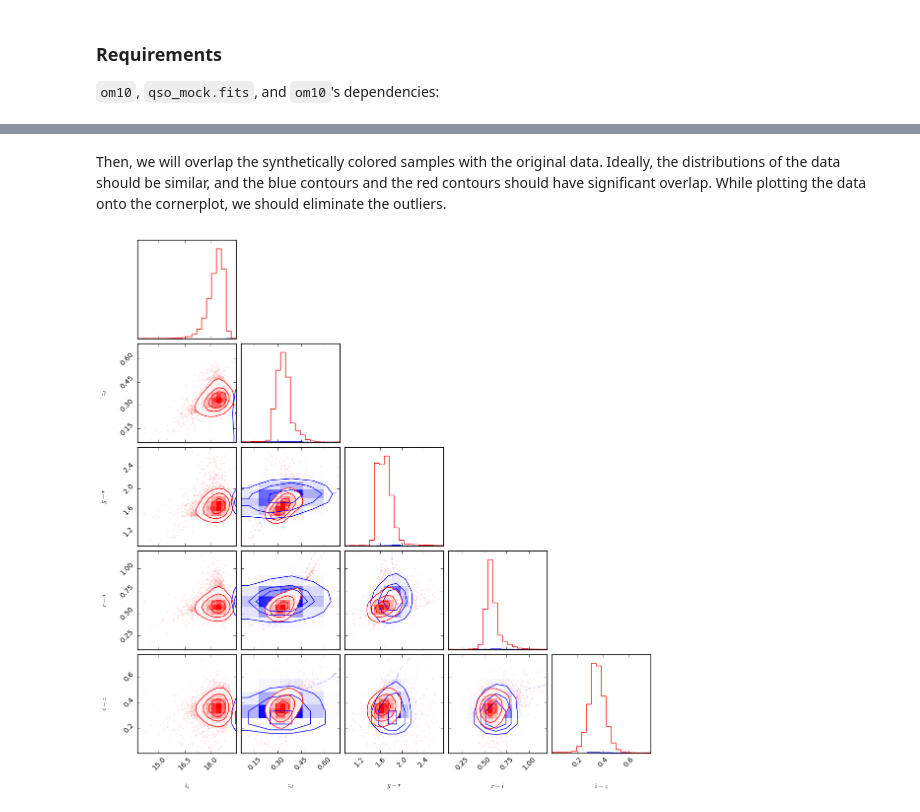
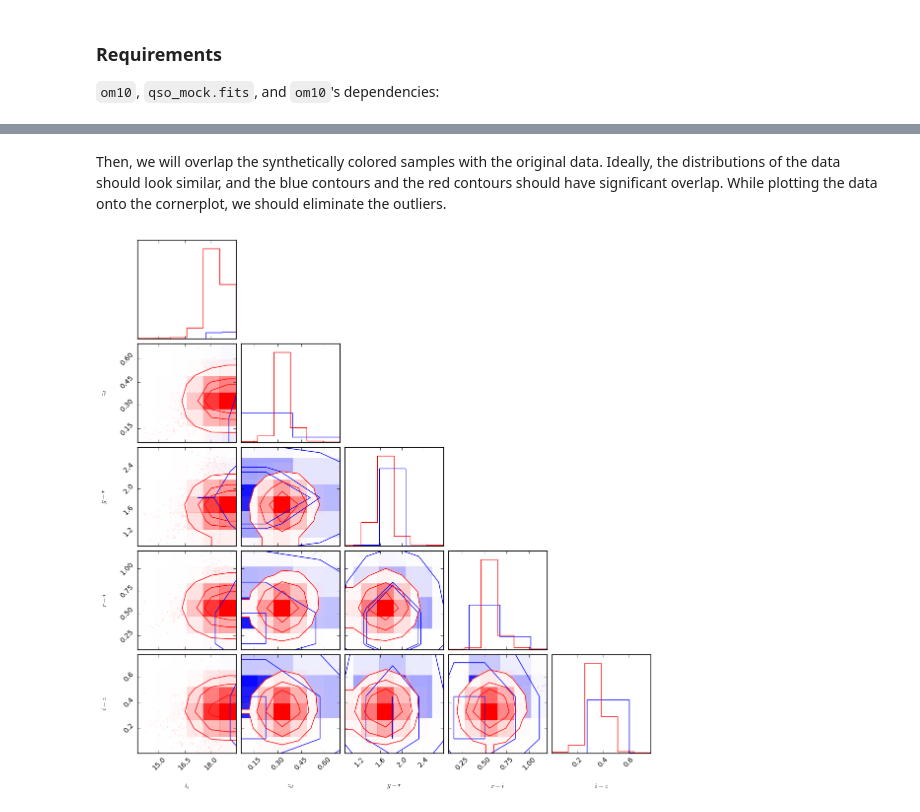
Before and after one commit to drphilmarshall/OM10, a Jupyter notebook: notebooks/LensColorComparison.ipynb, the cells around one changed output, grey strips where cells are left out. Saved outputs shown, nothing was run; the diff lists cells and outputs as text; code cells hidden in the pictures.

```diff
--- a/notebooks/LensColorComparison.ipynb
+++ b/notebooks/LensColorComparison.ipynb
@@ -49,13 +36,12 @@ Draw the cornerplot with the arguments in axis_labels and save it first so that
 # %%
-%%capture
+#om10 uses usetex=True, which sometimes generates error when using matplotlib. To be safe, let's disable usetex.
+matplotlib.rc('text', usetex=False)
 # Columns : ra  dec  z  mag_u  mag_g  mag_r  mag_i  mag_z
 table = np.loadtxt('../data/SDSS_LRGs.txt')
 # eliminate outliers using original data
-table = table[np.logical_and(table[:,6]<23.6, table[:,2]<3, 14<table[:,6])]
+table = table[np.logical_and(table[:,6]<20, table[:,2]<3, 14<table[:,6])]
 z = table[:,2]
 i = table[:,6]
 gr = table[:,4]-table[:,5]
 ri = table[:,5]-table[:,6]
 iz = table[:,6]-table[:,7]
-# We need only one cornerplot in one notebook, so don't show output by having the command below
-fig = om10.plot_sample(db.sample, color='blue', weight=True, parameters=('MAGI','ZLENS', 'GR', 'RI', 'IZ'))
@@ -62,16 +60,15 @@ fig = om10.plot_sample(db.sample, color='blue', weight=True, parameters=('MAGI',
 # %% [markdown]
-Then, we will overlap the synthetically colored samples with the original data. Ideally, the distributions of the data should be similar, and the blue contours and the red contours should have significant overlap. While plotting the data onto the cornerplot, we should eliminate the outliers.
+Then, we will overlap the synthetically colored samples with the original data. Ideally, the distributions of the data should look similar, and the blue contours and the red contours should have significant overlap. While plotting the data onto the cornerplot, we should eliminate the outliers.
 # %%
 # eliminate outliers after the operation
-# gr = table[:,4]-table[:,5], iz = table[:,6]-table[:,7]
 z = z[(0<table[:,6]-table[:,7]) & (table[:,4]-table[:,5]<2.8)]
 i = i[(0<table[:,6]-table[:,7]) & (table[:,4]-table[:,5]<2.8)]
 gr = gr[(0<table[:,6]-table[:,7]) & (table[:,4]-table[:,5]<2.8)]
 ri = ri[(0<table[:,6]-table[:,7]) & (table[:,4]-table[:,5]<2.8)]
 iz = iz[(0<table[:,6]-table[:,7]) & (table[:,4]-table[:,5]<2.8)]
 
 data = Table({'MAGI': i, 'ZLENS': z, 'GR': gr, 'RI': ri, 'IZ': iz}, names=['MAGI', 'ZLENS', 'GR', 'RI', 'IZ'])
 features, labels = plotting.extract_features(data, ('MAGI','ZLENS', 'GR', 'RI', 'IZ'))
-corner.corner(features, labels=labels, color='red', smooth=1.0, fig=fig)
+corner.corner(features, labels=labels, color='red', smooth=1.0, fig=fig, hist_kwargs=dict(normed=True))
 # %% [output]
-[figure, old version]
+[figure, new version]
```
Also changed, not shown: parts of 10 cells of this notebook, 4 other files.
